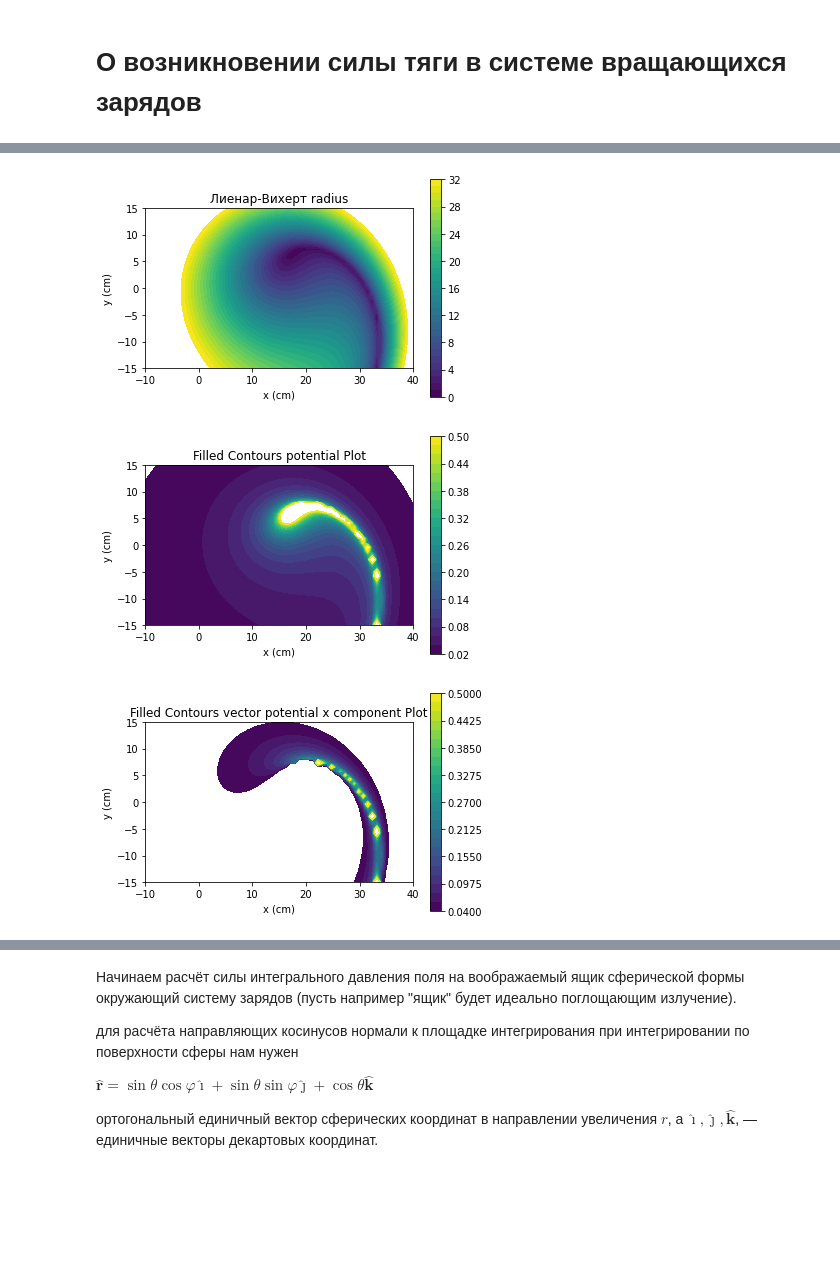
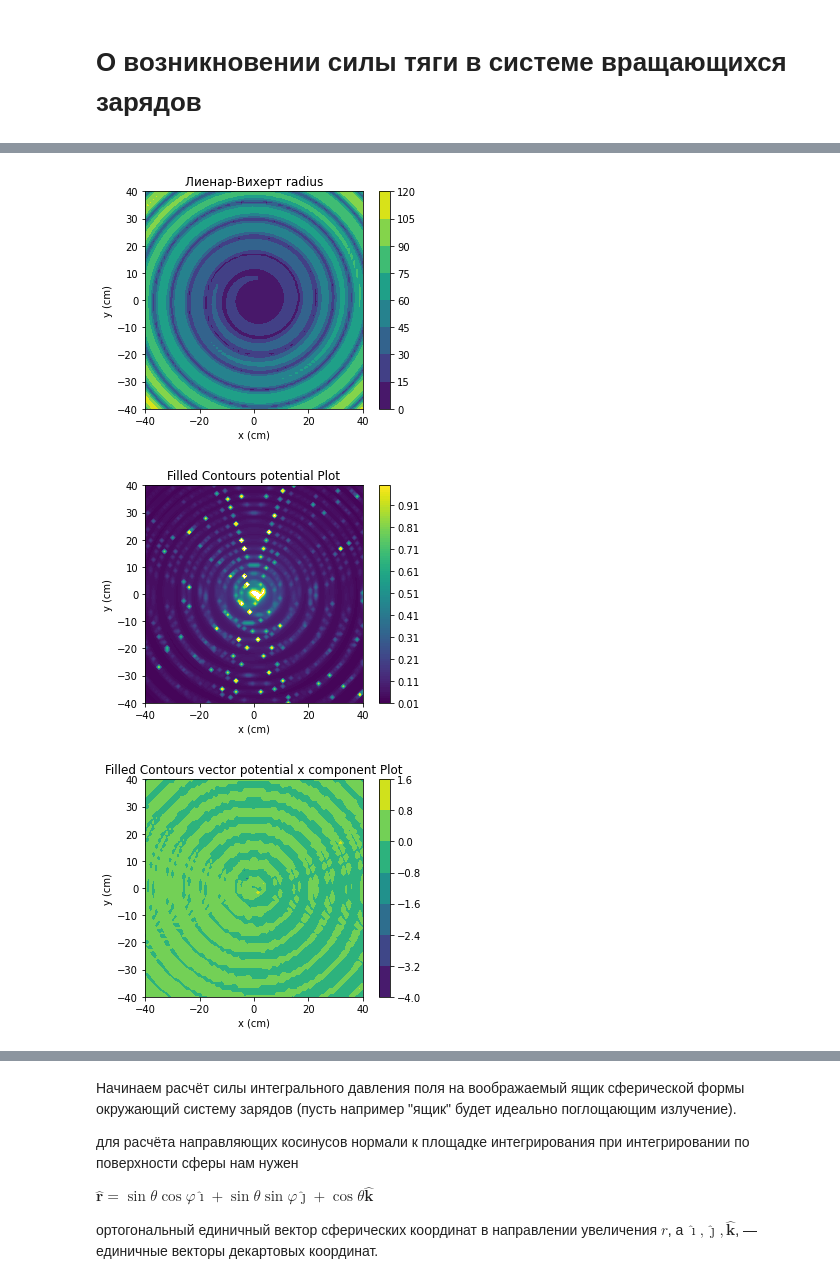
Before and after one commit to daju1/articles, a Jupyter notebook: vimaniks/vimanic_cython_c1.ipynb, the cells around one changed output, grey strips where cells are left out. Drawn from its saved outputs; the diff is of its cells as text; code cells hidden in the pictures; blank space fills up the shorter version.

```diff
--- a/vimaniks/vimanic_cython_c1.ipynb
+++ b/vimaniks/vimanic_cython_c1.ipynb
@@ -579 +566,5 @@ omega_d = 0.0984
+# %%
+set_c(1.0)
+set_timespan_Epsilon(1.e-15)
+v_c = np.float128(0.984)
 # %%
@@ -739,8 +714,8 @@ ans[0]/T
 import matplotlib.pyplot as plt
 from matplotlib import ticker, cm
 
-xa_linspace = np.linspace(np.float128(-10), np.float128(+40), 30*2)
-ya_linspace = np.linspace(np.float128(-15), np.float128(+15), 20*2)
+xa_linspace = np.linspace(np.float128(-40), np.float128(+40), 40*2)
+ya_linspace = np.linspace(np.float128(-40), np.float128(+40), 40*2)
 
 xa_list = xa_linspace.tolist()
 ya_list = ya_linspace.tolist()
@@ -757,6 +732,9 @@ s_ = ya_grid * np.nan
 bz_ = ya_grid * np.nan
 
 ax_ = ya_grid * np.nan
+ay_ = ya_grid * np.nan
+am_ = ya_grid * np.nan
+an_ = ya_grid * np.nan
 
 sx_ = ya_grid * np.nan
 sy_ = ya_grid * np.nan
@@ -781,7 +759,7 @@ for ix in np.arange(0, len(xa_linspace), 1):
         Xa = xa_list[ix]
         Ya = ya_list[iy]
         Za = 0.0
-        R = R_lw(Xa, Ya, Za, t_cur, get_xc_r(), get_yc_r(), get_zc_r(), get_R_r(), get_omega_d(), alpha=0)
+        R = R_lw(Xa, Ya, Za, t_cur, get_xc_r(), get_yc_r(), get_zc_r(), get_R_r(), -get_omega_d(v_c), alpha=0)
         rlw_[iy][ix] = R
 
         #(E_x, E_y, E_z, B_x, B_y, B_z) = EB_lw(Xa, Ya, Za, t_cur, q)
@@ -794,8 +772,12 @@ for ix in np.arange(0, len(xa_linspace), 1):
         #sy_[iy][ix] = S_y
         #sz_[iy][ix] = S_z
 
-        (A_x, A_y, A_z) = A_lw(Xa, Ya, Za, t_cur, q, get_xc_r(), get_yc_r(), get_zc_r(), get_R_r(), get_omega_d(), alpha=0)
-        ax_[iy][ix] = A_x
+        (Al_x, Al_y, Al_z) = A_lw(Xa, Ya, Za, t_cur, q, get_xc_r(), get_yc_r(), get_zc_r(), get_R_r(), -get_omega_d(v_c), alpha=0)
+        (Ar_x, Ar_y, Ar_z) = A_lw(Xa, Ya, Za, t_cur, q, get_xc_l(), get_yc_l(), get_zc_l(), get_R_l(), +get_omega_d(v_c), alpha=0)
+        ax_[iy][ix] = Al_x + Ar_x
+        ay_[iy][ix] = Al_y + Ar_y
+        am_[iy][ix] = sqrt((Al_x + Ar_x)^2 + (Al_y + Ar_y)^2)
+        an_[iy][ix] = atan2((Al_y + Ar_y),(Al_x + Ar_x))
 
         #if sx_min > S_x:
         #    sx_min = S_x
@@ -816,8 +798,9 @@ for ix in np.arange(0, len(xa_linspace), 1):
         #t_[iy][ix] = t2
 
 
-        phi_ = phi_lw(Xa, Ya, 0, t_cur, q, get_xc_r(), get_yc_r(), get_zc_r(), get_R_r(), get_omega_d(), alpha=0)
-        s_[iy][ix] = phi_
+        phi_r = phi_lw(Xa, Ya, 0, t_cur, q, get_xc_r(), get_yc_r(), get_zc_r(), get_R_r(), -get_omega_d(v_c), alpha=0)
+        phi_l = phi_lw(Xa, Ya, 0, t_cur, q, get_xc_l(), get_yc_l(), get_zc_l(), get_R_l(), +get_omega_d(v_c), alpha=0)
+        s_[iy][ix] = phi_r+phi_l
         #bz_[iy][ix] = B_z
         #if bz_min > B_z:
         #    bz_min = B_z
@@ -825,18 +808,19 @@ for ix in np.arange(0, len(xa_linspace), 1):
         #    bz_max = B_z
 # %%
 fig,ax=plt.subplots(1,1)
-cp = ax.contourf(xa_grid,ya_grid, rlw_, levels = np.linspace(0, 32, 32/1+1))
+#cp = ax.contourf(xa_grid,ya_grid, rlw_, levels = np.linspace(0, 32, 32/1+1))
+cp = ax.contourf(xa_grid,ya_grid, rlw_)
 fig.colorbar(cp) # Add a colorbar to a plot
 ax.set_title('Лиенар-Вихерт radius')
 ax.set_xlabel('x (cm)')
 ax.set_ylabel('y (cm)')
 ax.set_aspect(1)
 plt.show()
 # %% [output]
-[figure, old version]
+[figure, new version]
 # %%
 fig,ax=plt.subplots(1,1)
-cp = ax.contourf(xa_grid,ya_grid, s_, levels = np.linspace(0.02, 0.5, int((1-0.04)/0.04+1)))
+cp = ax.contourf(xa_grid,ya_grid, s_, levels = np.linspace(0.01, 1, int((1-0.01)/0.01+1)))
 fig.colorbar(cp) # Add a colorbar to a plot
 ax.set_title('Filled Contours potential Plot')
 ax.set_xlabel('x (cm)')
@@ -844,10 +828,11 @@ ax.set_ylabel('y (cm)')
 ax.set_aspect(1)
 plt.show()
 # %% [output]
-[figure, old version]
+[figure, new version]
 # %%
 fig,ax=plt.subplots(1,1)
-cp = ax.contourf(xa_grid,ya_grid, ax_, levels = np.linspace(0.04, 0.5, int((1-0.04)/0.04+1)))
+#cp = ax.contourf(xa_grid,ya_grid, ax_, levels = np.linspace(0.04, 0.5, int((1-0.04)/0.04+1)))
+cp = ax.contourf(xa_grid,ya_grid, ax_)
 fig.colorbar(cp) # Add a colorbar to a plot
 ax.set_title('Filled Contours vector potential x component Plot')
 ax.set_xlabel('x (cm)')
@@ -855,4 +840,4 @@ ax.set_ylabel('y (cm)')
 ax.set_aspect(1)
 plt.show()
 # %% [output]
-[figure, old version]
+[figure, new version]
```
Also changed, not shown: parts of 35 cells of this notebook, 2 other files.
